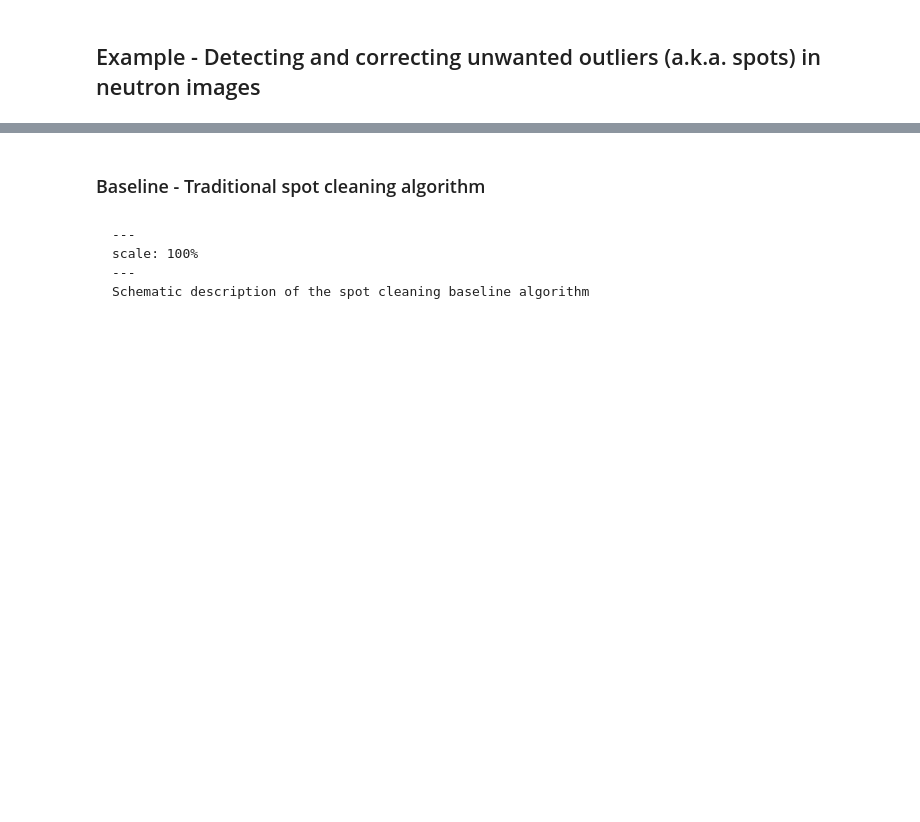
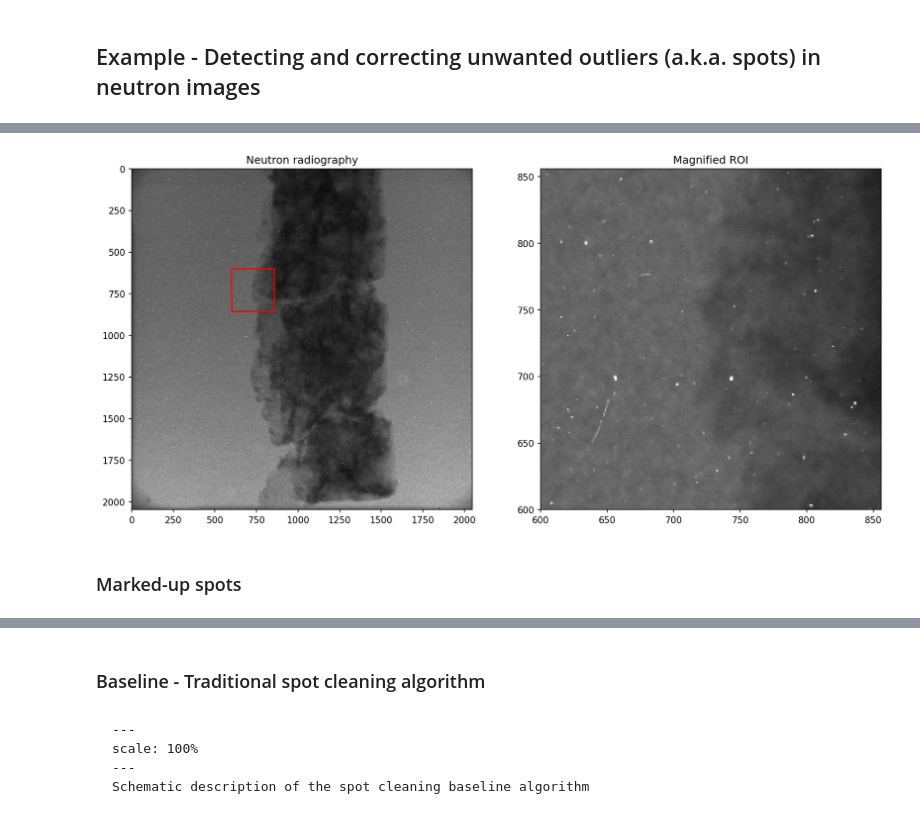
Before and after one commit to ImagingLectures/MLSegmentation4NI, a Jupyter notebook: lecture/ML4NeutronImageSegmentation.ipynb, the cells around one changed output, grey strips where cells are left out. Saved outputs shown, nothing was run; the diff lists cells and outputs as text; code cells hidden in the pictures; blank space fills up the shorter version.

```diff
--- a/lecture/ML4NeutronImageSegmentation.ipynb
+++ b/lecture/ML4NeutronImageSegmentation.ipynb
@@ -451,0 +486,8 @@ We have two choices:
+# %%
+orig= fits.getdata('../data/spots/mixture12_00001.fits')
+r=600; c=600; w=256
+ps.magnifyRegion(orig,[r,c,r+w,c+w],[15,7],vmin=400,vmax=4000,title='Neutron radiography')
+# %% [output]
+[figure, added]
+# %% [markdown]
+### Marked-up spots
```
Also changed, not shown: parts of 19 cells of this notebook, 11 other files.
